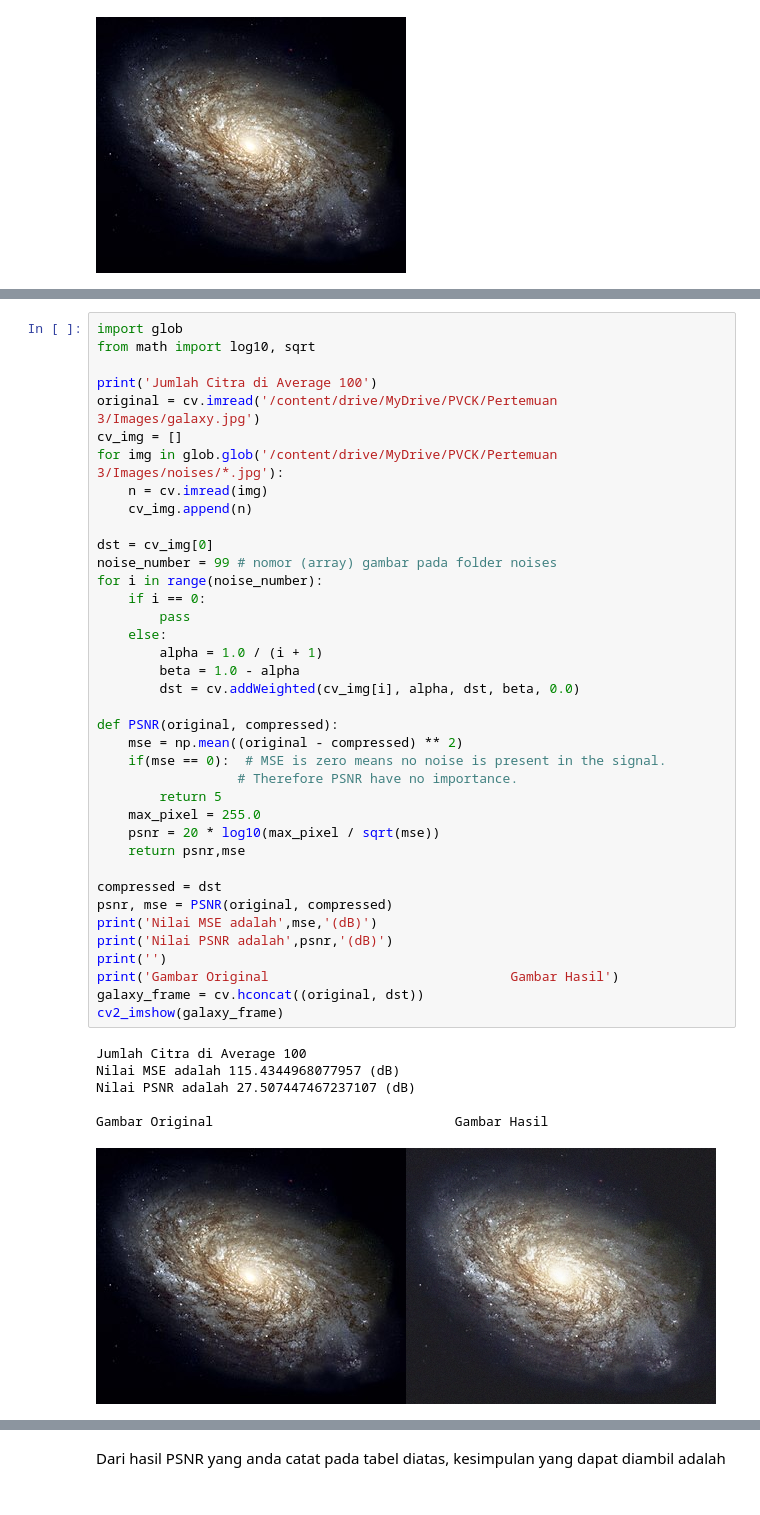
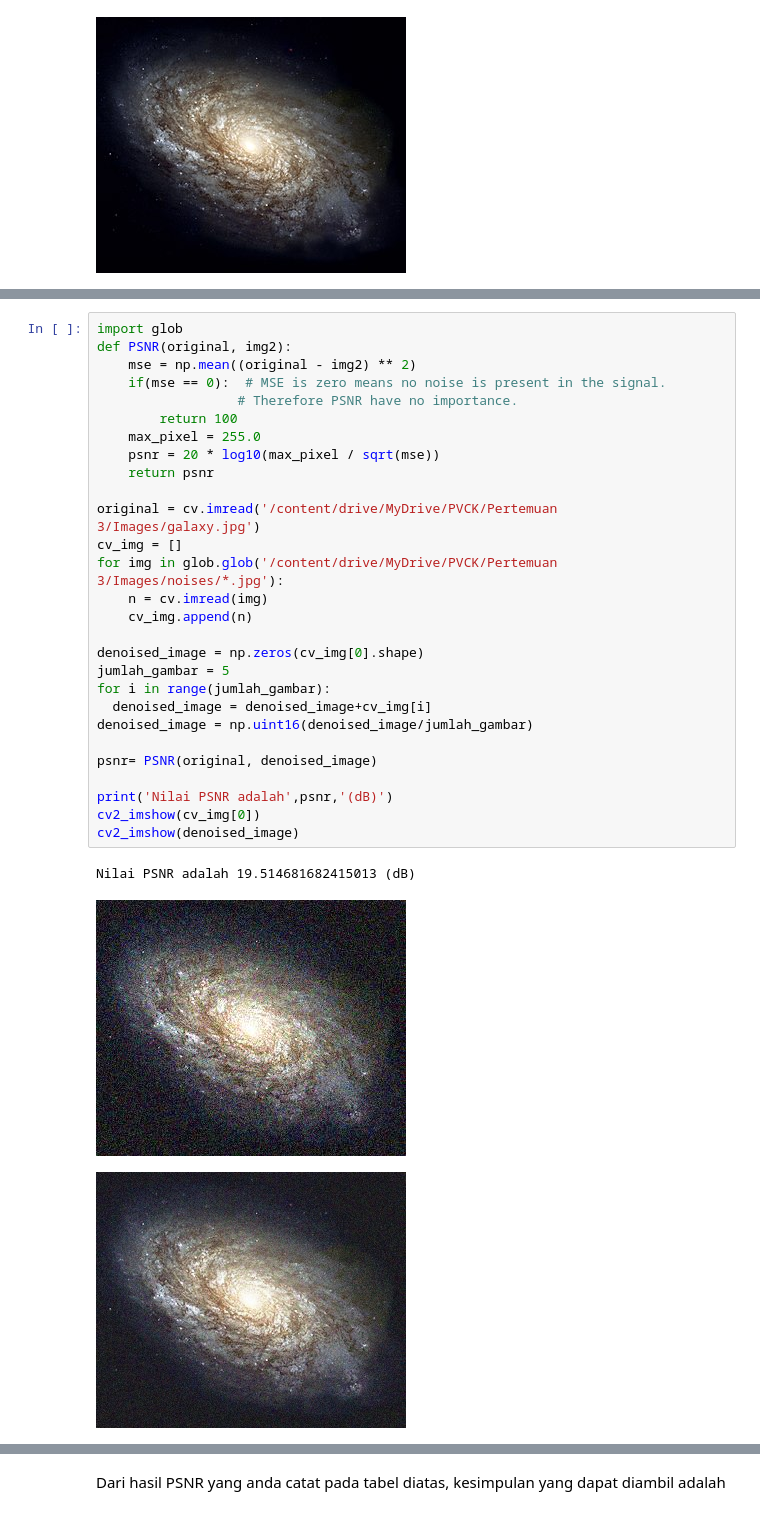
Before and after one commit to Daffaaq/PCVK_Genap_2023, a Jupyter notebook: Week5.ipynb, the cells around one changed output, grey strips where cells are left out. Drawn from its saved outputs; the diff is of its cells as text.

```diff
--- a/Week5.ipynb
+++ b/Week5.ipynb
@@ -291,45 +112,32 @@ Gambar Original                               Gambar Hasil
-# %%
-import glob
-from math import log10, sqrt
-
-print('Jumlah Citra di Average 100')
-original = cv.imread('/content/drive/MyDrive/PVCK/Pertemuan 3/Images/galaxy.jpg')
-cv_img = []
-for img in glob.glob('/content/drive/MyDrive/PVCK/Pertemuan 3/Images/noises/*.jpg'):
-    n = cv.imread(img)
-    cv_img.append(n)
-
-dst = cv_img[0]
-noise_number = 99 # nomor (array) gambar pada folder noises
-for i in range(noise_number):
-    if i == 0:
-        pass
-    else:
-        alpha = 1.0 / (i + 1)
-        beta = 1.0 - alpha
-        dst = cv.addWeighted(cv_img[i], alpha, dst, beta, 0.0)
-
-def PSNR(original, compressed):
-    mse = np.mean((original - compressed) ** 2)
-    if(mse == 0):  # MSE is zero means no noise is present in the signal.
-                  # Therefore PSNR have no importance.
-        return 5
-    max_pixel = 255.0
-    psnr = 20 * log10(max_pixel / sqrt(mse))
-    return psnr,mse
-
-compressed = dst
-psnr, mse = PSNR(original, compressed)
-print('Nilai MSE adalah',mse,'(dB)')
-print('Nilai PSNR adalah',psnr,'(dB)')
-print('')
-print('Gambar Original                               Gambar Hasil')
-galaxy_frame = cv.hconcat((original, dst))
-cv2_imshow(galaxy_frame)
-# %% [output]
-Jumlah Citra di Average 100
-Nilai MSE adalah 115.4344968077957 (dB)
-Nilai PSNR adalah 27.507447467237107 (dB)
-
-Gambar Original                               Gambar Hasil
-[figure, removed]
+# %%
+import glob
+def PSNR(original, img2):
+    mse = np.mean((original - img2) ** 2)
+    if(mse == 0):  # MSE is zero means no noise is present in the signal.
+                  # Therefore PSNR have no importance.
+        return 100
+    max_pixel = 255.0
+    psnr = 20 * log10(max_pixel / sqrt(mse))
+    return psnr
+
+original = cv.imread('/content/drive/MyDrive/PVCK/Pertemuan 3/Images/galaxy.jpg')
+cv_img = []
+for img in glob.glob('/content/drive/MyDrive/PVCK/Pertemuan 3/Images/noises/*.jpg'):
+    n = cv.imread(img)
+    cv_img.append(n)
+
+denoised_image = np.zeros(cv_img[0].shape)
+jumlah_gambar = 5
+for i in range(jumlah_gambar):
+  denoised_image = denoised_image+cv_img[i]
+denoised_image = np.uint16(denoised_image/jumlah_gambar)
+
+psnr= PSNR(original, denoised_image)
+
+print('Nilai PSNR adalah',psnr,'(dB)')
+cv2_imshow(cv_img[0])
+cv2_imshow(denoised_image)
+# %% [output]
+Nilai PSNR adalah 19.514681682415013 (dB)
+[figure, added]
+[figure, added]
```
Also changed, not shown: parts of 8 cells of this notebook.
